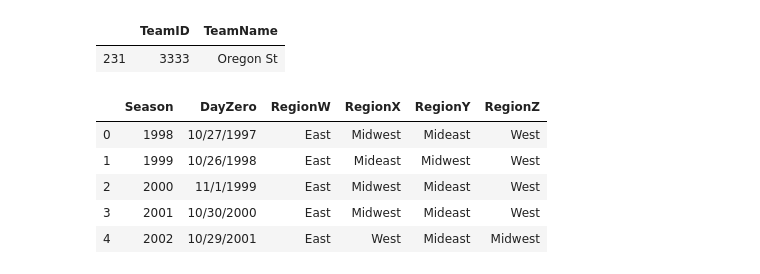
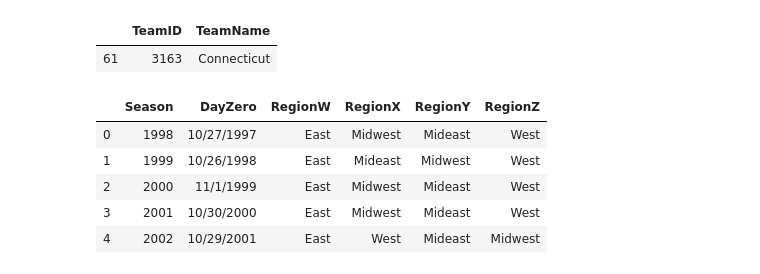
Before and after one commit to jonathanpiech/ncaaw-predictions, a Jupyter notebook: Explore.ipynb, the cells around one changed output. Cells and saved outputs as stored; diff of their text form; code cells hidden in the pictures.

```diff
--- a/Explore.ipynb
+++ b/Explore.ipynb
@@ -5,10 +5,10 @@ import matplotlib as plt
 # %%
 teams = pd.read_csv('WDataFiles_Stage1/WTeams.csv')
 teams.head()
-teams[teams['TeamID']  == 3333]
+teams[teams['TeamID']  == 3163]
 # %% [output]
 |  | TeamID | TeamName |
-| 231 | 3333 | Oregon St |
+| 61 | 3163 | Connecticut |
 # %%
 seasons = pd.read_csv('WDataFiles_Stage1/WSeasons.csv')
 seasons.head()
```
Also changed, not shown: 1 other file.
